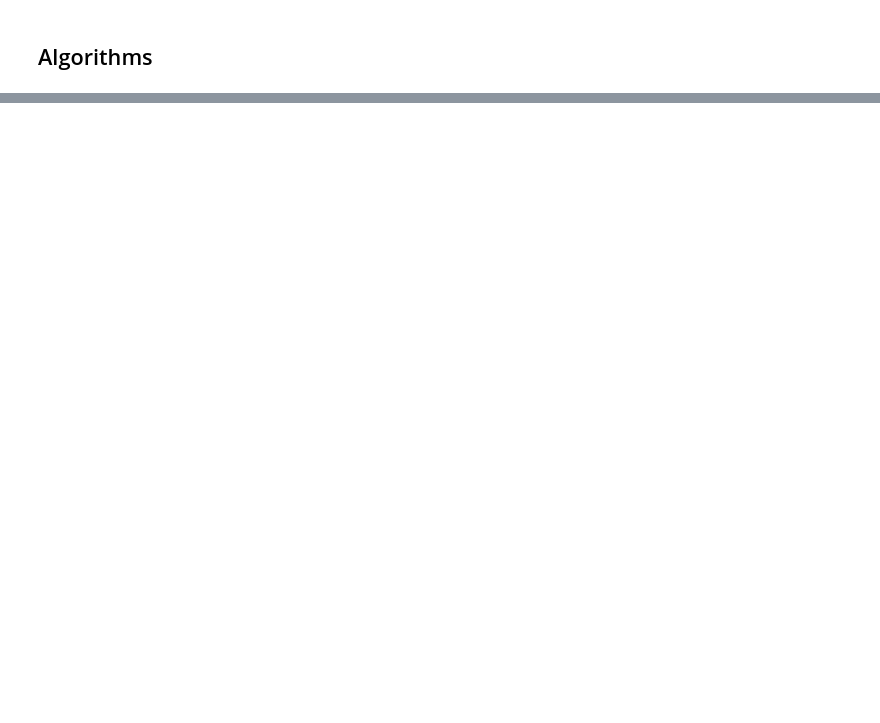
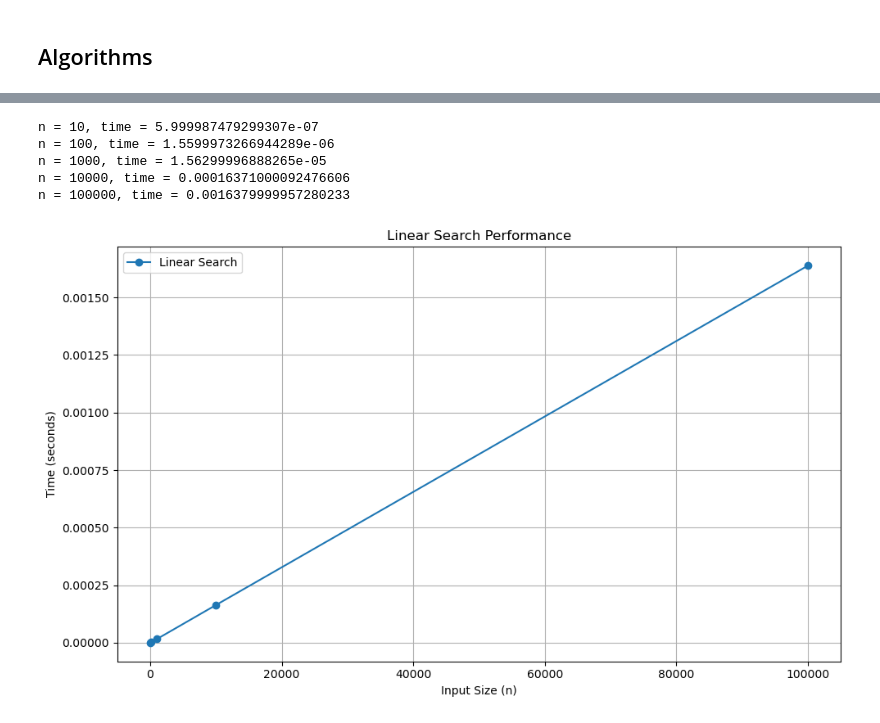
Before and after one commit to ShadaR3/Practice, a Jupyter notebook: Algorithms/Untitled.ipynb, the cells around one changed output, grey strips where cells are left out. Cells and saved outputs as stored; diff of their text form; code cells hidden in the pictures; blank space fills up the shorter version.

```diff
--- a/Algorithms/Untitled.ipynb
+++ b/Algorithms/Untitled.ipynb
@@ -47,16 +51,0 @@ plt.show()
-# %%
-from aiohttp import ClientSession
-from bs4 import BeautifulSoup as BS
-
-headers = {'User-Agent': 'Mozilla/5.0 (Macintosh; Intel Mac OS X 10_10_1) AppleWebKit/537.36 (KHTML, like Gecko) '
-                         'Chrome/39.0.2171.95 Safari/537.36'}
-async with ClientSession() as session:
-    async with session.get("https://simple.wikipedia.org/wiki/List_of_countries",
-                           headers=headers) as countries_wiki:
-        html = BS(await countries_wiki.text(), 'lxml')
-        data = html.find('div', class_='mw-parser-output')
-        countries = []
-        for a in data.find_all('p'):
-            for i in a.find_all('a', href=True):
-                countries.append(i.get("title").lower())
-        print(countries)
@@ -256,0 +99,41 @@ value-added tax or goods and services tax: 11.5% (highest prevailing marginal st
+# %%
+# Input sizes to test
+n_values = [10, 100, 1000, 10000, 100000]  # Increased range
+
+times = []
+
+for n in n_values:
+    arr = list(range(n))  # Create the array for each size
+    target = n // 2  # A value that will be found (on average)
+    time_taken = measure_time(linear_search, arr, target)
+    times.append(time_taken)
+    print(f"n = {n}, time = {time_taken}")  # Print intermediate results
+
+# Plotting
+plt.figure(figsize=(10, 6))  # Adjust figure size for better visualization
+plt.plot(n_values, times, marker='o', linestyle='-', label='Linear Search')
+
+# Optional: Plot a line representing O(n) for comparison
+# You'll need to scale it appropriately to fit the graph
+# Example:
+# plt.plot(n_values, [x * times[0] / n_values[0] for x in n_values], linestyle='--', color='red', label='O(n)')
+
+plt.xlabel('Input Size (n)')
+plt.ylabel('Time (seconds)')
+plt.title('Linear Search Performance')
+plt.grid(True)
+plt.legend()
+
+# Optional: Use logarithmic scale if needed (if the times vary greatly)
+# plt.xscale('log')  # Use if n_values span several orders of magnitude
+# plt.yscale('log')  # Use if times vary by orders of magnitude
+
+plt.tight_layout() # Adjust layout to prevent labels from overlapping
+plt.show()
+# %% [output]
+n = 10, time = 5.999987479299307e-07
+n = 100, time = 1.5599973266944289e-06
+n = 1000, time = 1.56299996888265e-05
+n = 10000, time = 0.00016371000092476606
+n = 100000, time = 0.0016379999957280233
+[figure, added]
```
Also changed, not shown: parts of 8 cells of this notebook.
